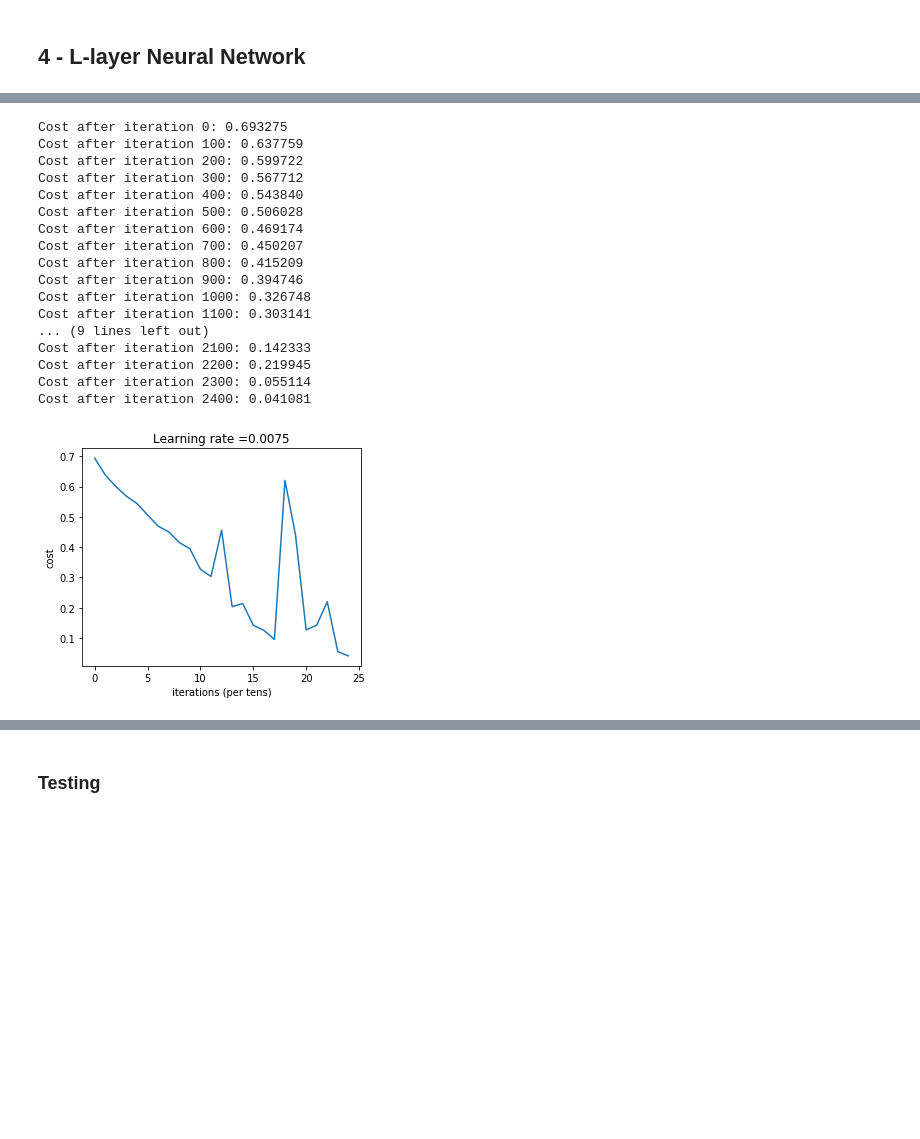
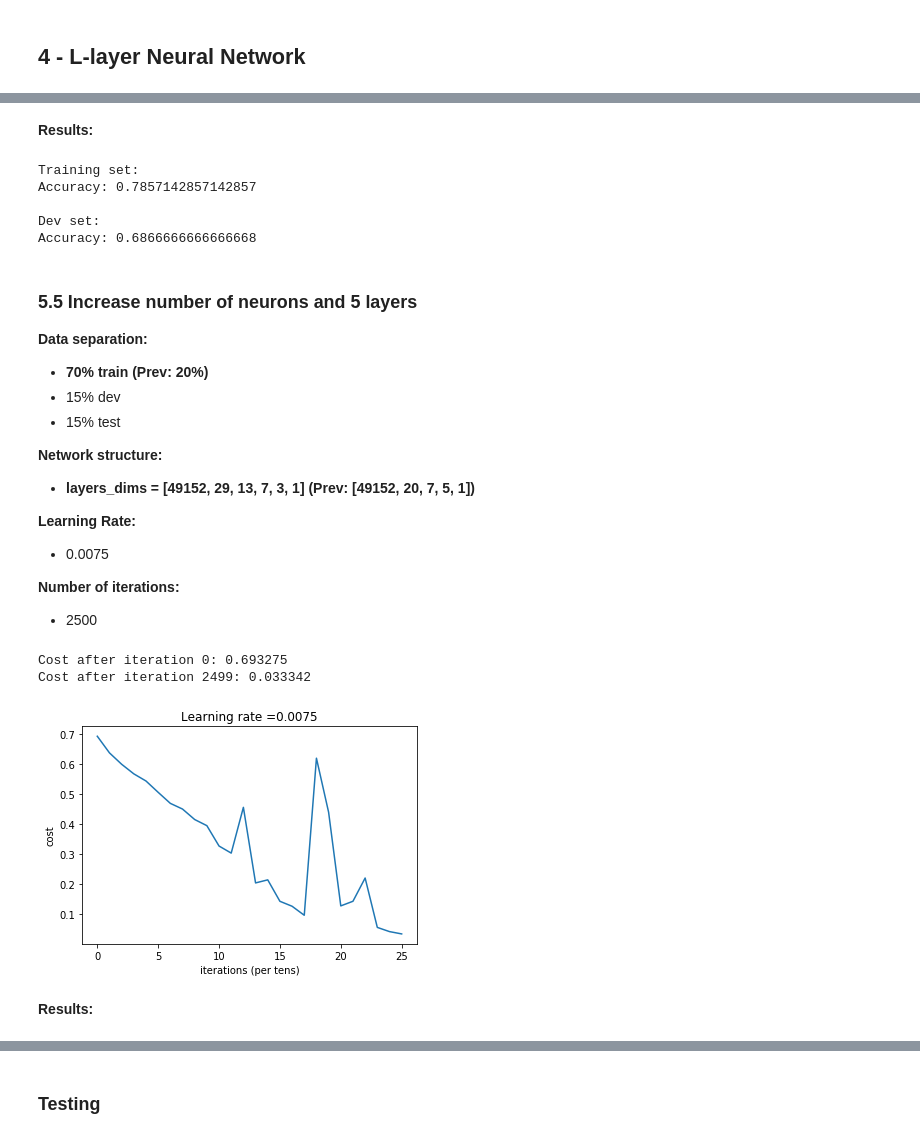
Before and after one commit to EinarLop/DL_Final_Project, a Jupyter notebook: Final-Project-Team07.ipynb, the cells around one changed output, grey strips where cells are left out. Cells and saved outputs as stored; diff of their text form; code cells hidden in the pictures; blank space fills up the shorter version.

Commit message:
Add base, %50 and %70 train size models

```diff
--- a/Final-Project-Team07.ipynb
+++ b/Final-Project-Team07.ipynb
@@ -67,9 +64,9 @@ arrData = [[pathCar + fname, label] if label == 1 else [pathNonCar + fname, labe
 data = np.array([[np.array(Image.open(fname).convert('RGB')), label] for fname, label in arrData])
 # %%
 # Train %70, dev %15, test %15
-train_size = int(len(arrData) * .20)
-dev_size = int(len(arrData) * .05)
-test_size = int(len(arrData) * .05)
+train_size = int(len(arrData) * .70)
+dev_size = int(len(arrData) * .15)
+test_size = int(len(arrData) * .15)
 
 # Get training set
 train_x_orig = np.array([img[0] for img in data[:train_size]])
@@ -230,10 +227,10 @@ def L_layer_model(X, Y, layers_dims, learning_rate = 0.0075, num_iterations = 30
         parameters = update_parameters(parameters, grads, learning_rate)
         ### END CODE HERE ###
 
-        # Print the cost every 100 training example
-        if print_cost and i % 100 == 0:
+        # Print the cost at beginning and end
+        if print_cost and (i == 0 or i == num_iterations - 1):
             print ("Cost after iteration %i: %f" %(i, cost))
-        if print_cost and i % 100 == 0:
+        if print_cost and (i % 100 == 0 or i == num_iterations - 1):
             costs.append(cost)
 
     # plot the cost
@@ -253,21 +397,43 @@ layers_dims = [49152, 20, 7, 5, 1] #  4-layer model
+# %% [markdown]
+__Results:__
+# %%
+# Test vs training set
+print("Training set: ")
+pred_train = predict(train_x, train_y, parameters)
+print()
+# Test vs dev set
+print("Dev set: ")
+pred_dev = predict(dev_x, dev_y, parameters)
+# %% [output]
+Training set:
+Accuracy: 0.7857142857142857
+
+Dev set:
+Accuracy: 0.6866666666666668
+# %% [markdown]
+### 5.5 Increase number of neurons and 5 layers
+__Data separation:__
+- __70% train (Prev: 20%)__
+- 15% dev
+- 15% test
+
+__Network structure:__
+- __layers_dims = [49152, 29, 13, 7, 3, 1] (Prev: [49152, 20, 7, 5, 1])__
+
+__Learning Rate:__
+- 0.0075
+
+__Number of iterations:__
+- 2500
 # %%
-parameters = L_layer_model(train_x, train_y, layers_dims, num_iterations = 2500, print_cost = True)
+# Train model
+layers_dims = [49152, 29, 13, 7, 3, 1] #  5-layer model
+parameters = L_layer_model(
+    train_x, train_y, layers_dims,
+    learning_rate = 0.0075, num_iterations = 2500, print_cost = True)
 # %% [output]
 Cost after iteration 0: 0.693275
-Cost after iteration 100: 0.637759
-Cost after iteration 200: 0.599722
-Cost after iteration 300: 0.567712
-Cost after iteration 400: 0.543840
-Cost after iteration 500: 0.506028
-Cost after iteration 600: 0.469174
-Cost after iteration 700: 0.450207
-Cost after iteration 800: 0.415209
-Cost after iteration 900: 0.394746
-Cost after iteration 1000: 0.326748
-Cost after iteration 1100: 0.303141
-... (9 lines left out)
-Cost after iteration 2100: 0.142333
-Cost after iteration 2200: 0.219945
-Cost after iteration 2300: 0.055114
-Cost after iteration 2400: 0.041081
+Cost after iteration 2499: 0.033342
-[figure, old version]
+[figure, new version]
+# %% [markdown]
+__Results:__
```
Also changed, not shown: parts of 31 cells of this notebook.
